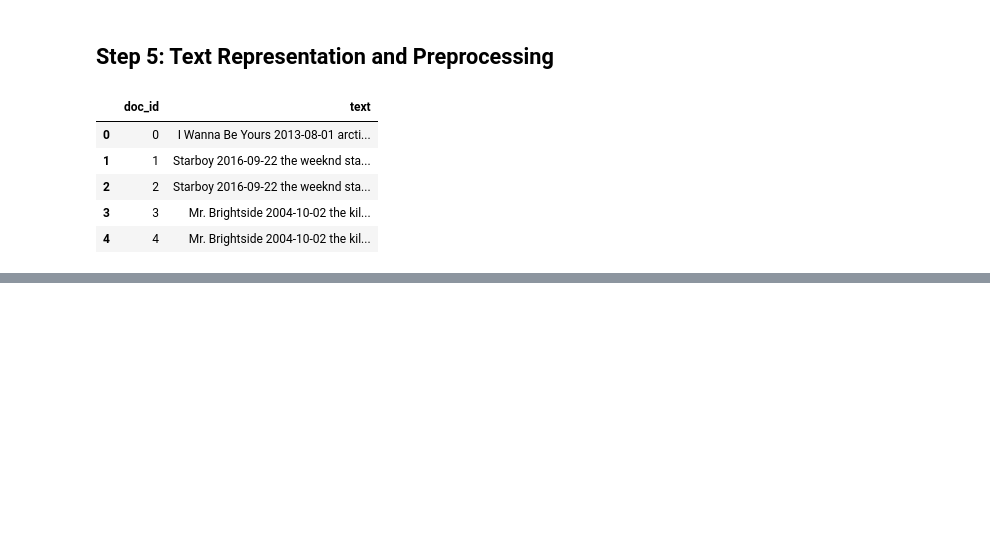
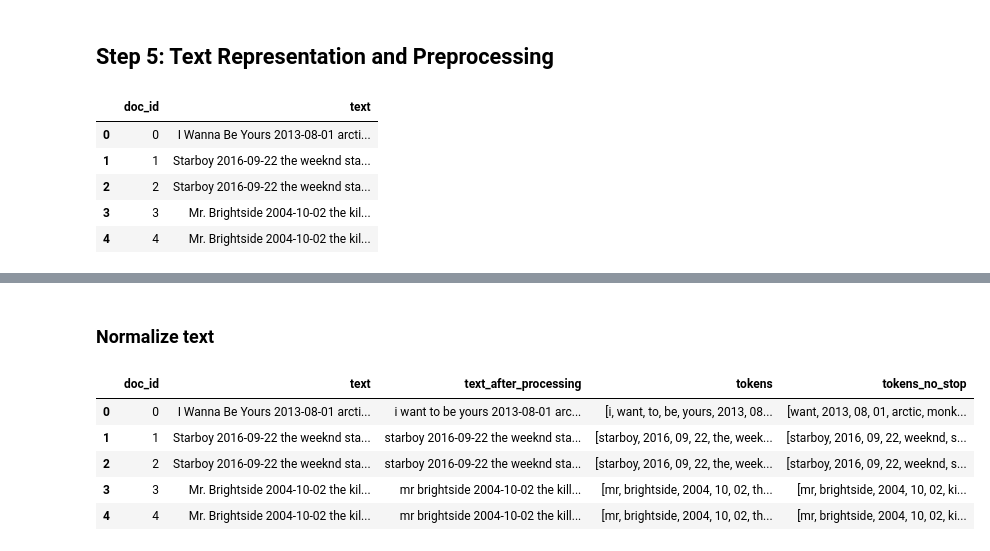
Before and after one commit to nunollages/IPAI, a Jupyter notebook: Code.ipynb, the cells around one changed output, grey strips where cells are left out. Drawn from its saved outputs; the diff is of its cells as text; code cells hidden in the pictures; blank space fills up the shorter version.

```diff
--- a/Code.ipynb
+++ b/Code.ipynb
@@ -628,7 +628,7 @@ for _, row in df.iterrows():
     }
     documents.append(doc)
 
-with open('data/searchable_documents.json', 'w', encoding='utf-8') as f:
+with open('jsons/searchable_documents.json', 'w', encoding='utf-8') as f:
     json.dump(documents, f, indent=2, ensure_ascii=False)
 
 print(f"Sucesso! Foram gerados {len(documents)} documentos pesquisáveis.")
@@ -662,3 +662,9 @@ df.head()
 | 2 | 2 | Starboy 2016-09-22 the weeknd sta... |
 | 3 | 3 | Mr. Brightside 2004-10-02 the kil... |
 | 4 | 4 | Mr. Brightside 2004-10-02 the kil... |
+# %%
+_CONTRACTIONS_PATH =  "jsons/contractions_en.json"
+
+def _load_contractions(path: Path = _CONTRACTIONS_PATH) -> dict[str, str]:
+    with open(path, encoding="utf-8") as f:
+        return json.load(f)
@@ -689,0 +703,22 @@ df.head()
+# %% [markdown]
+### Normalize text
+# %%
+
+def normalize_text(s: str, contractions: dict[str, str] | None = None) -> str:
+    if contractions is None:
+        contractions = _load_contractions()
+
+    for contraction, expansion in contractions.items():
+        s = re.sub(r"\b" + re.escape(contraction) + r"\b", expansion, s)
+
+    return s
+
+df["text_after_processing"] = df["text_after_processing"].apply(normalize_text)
+df.head()
+# %% [output]
+|  | doc_id | text | text_after_processing | tokens | tokens_no_stop |
+| 0 | 0 | I Wanna Be Yours 2013-08-01 arcti... | i want to be yours 2013-08-01 arc... | [i, want, to, be, yours, 2013, 08... | [want, 2013, 08, 01, arctic, monk... |
+| 1 | 1 | Starboy 2016-09-22 the weeknd sta... | starboy 2016-09-22 the weeknd sta... | [starboy, 2016, 09, 22, the, week... | [starboy, 2016, 09, 22, weeknd, s... |
+| 2 | 2 | Starboy 2016-09-22 the weeknd sta... | starboy 2016-09-22 the weeknd sta... | [starboy, 2016, 09, 22, the, week... | [starboy, 2016, 09, 22, weeknd, s... |
+| 3 | 3 | Mr. Brightside 2004-10-02 the kil... | mr brightside 2004-10-02 the kill... | [mr, brightside, 2004, 10, 02, th... | [mr, brightside, 2004, 10, 02, ki... |
+| 4 | 4 | Mr. Brightside 2004-10-02 the kil... | mr brightside 2004-10-02 the kill... | [mr, brightside, 2004, 10, 02, th... | [mr, brightside, 2004, 10, 02, ki... |
```
Also changed, not shown: parts of 10 cells of this notebook, 3 other files.
